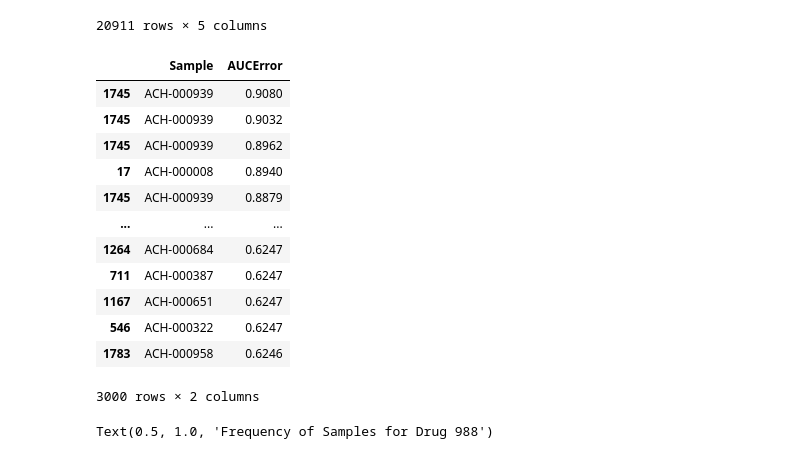
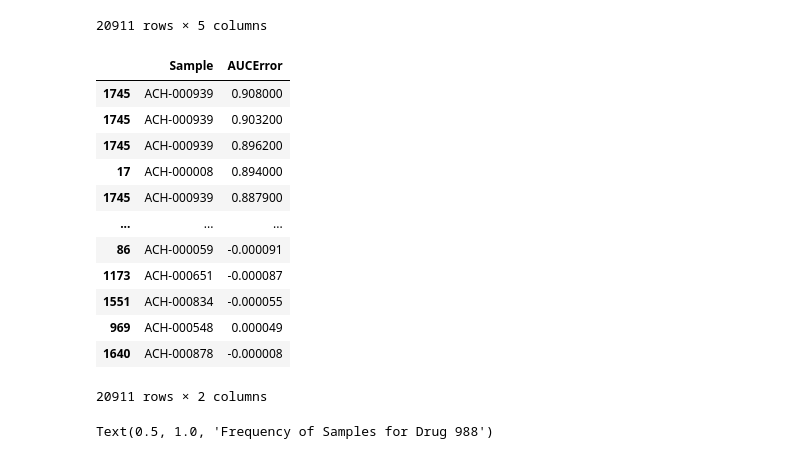
Before and after one commit to jakegwinn/argonne, a Jupyter notebook: data_analysis.ipynb, the cells around one changed output. Drawn from its saved outputs; the diff is of its cells as text; code cells hidden in the pictures.

```diff
--- a/data_analysis.ipynb
+++ b/data_analysis.ipynb
@@ -1695,25 +1695,25 @@ df_988
 # %%
 df_988["Sample"].nunique()
 
 df_988[["Sample", "AUCError"]]
 
-df_988_worst_tumor = df_988[["Sample", "AUCError"]].sort_values("AUCError", ascending=False, key=np.abs).head(3000)
+df_988_worst_tumor = df_988[["Sample", "AUCError"]].sort_values("AUCError", ascending=False, key=np.abs)
 df_988_worst_tumor
 # df_988_worst_tumor[df_988_worst_tumor["Sample"] == "ACH-000939"]
 # %% [output]
 |  | Sample | AUCError |
-| 1745 | ACH-000939 | 0.9080 |
-| 1745 | ACH-000939 | 0.9032 |
-| 1745 | ACH-000939 | 0.8962 |
-| 17 | ACH-000008 | 0.8940 |
-| 1745 | ACH-000939 | 0.8879 |
+| 1745 | ACH-000939 | 0.908000 |
+| 1745 | ACH-000939 | 0.903200 |
+| 1745 | ACH-000939 | 0.896200 |
+| 17 | ACH-000008 | 0.894000 |
+| 1745 | ACH-000939 | 0.887900 |
 | ... | ... | ... |
-| 1264 | ACH-000684 | 0.6247 |
-| 711 | ACH-000387 | 0.6247 |
-| 1167 | ACH-000651 | 0.6247 |
-| 546 | ACH-000322 | 0.6247 |
-| 1783 | ACH-000958 | 0.6246 |
+| 86 | ACH-000059 | -0.000091 |
+| 1173 | ACH-000651 | -0.000087 |
+| 1551 | ACH-000834 | -0.000055 |
+| 969 | ACH-000548 | 0.000049 |
+| 1640 | ACH-000878 | -0.000008 |
-3000 rows × 2 columns
+20911 rows × 2 columns
 # %%
 fig, ax = plt.subplots()
 
```
Also changed, not shown: parts of 12 cells of this notebook.
